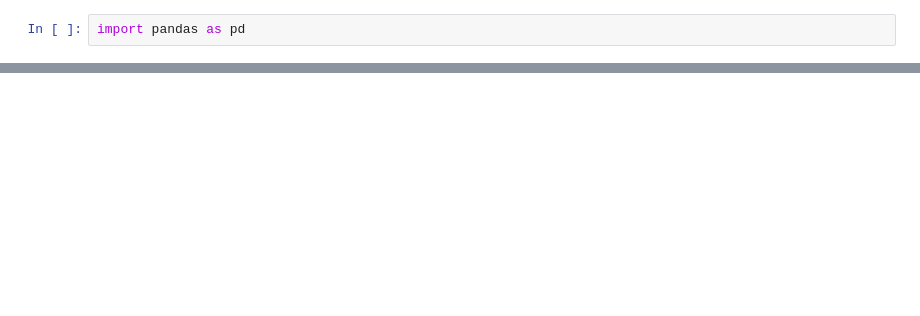
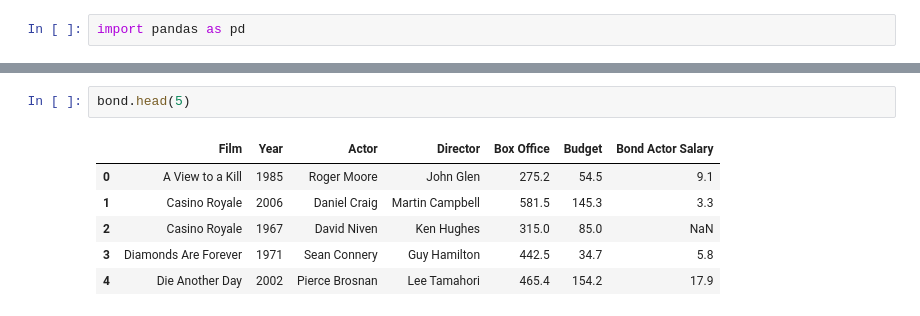
Before and after one commit to vrsyvby/Python_Practice, a Jupyter notebook: DataFrames/04-dataframes-dataextraction.ipynb, the cells around one changed output, grey strips where cells are left out. Cells and saved outputs as stored; diff of their text form; blank space fills up the shorter version.

```diff
--- a/DataFrames/04-dataframes-dataextraction.ipynb
+++ b/DataFrames/04-dataframes-dataextraction.ipynb
@@ -6,0 +24,9 @@ FileNotFoundError: [Errno 2] No such file or directory: '/Users/naginilandarhi/D
+# %%
+bond.head(5)
+# %% [output]
+|  | Film | Year | Actor | Director | Box Office | Budget | Bond Actor Salary |
+| 0 | A View to a Kill | 1985 | Roger Moore | John Glen | 275.2 | 54.5 | 9.1 |
+| 1 | Casino Royale | 2006 | Daniel Craig | Martin Campbell | 581.5 | 145.3 | 3.3 |
+| 2 | Casino Royale | 1967 | David Niven | Ken Hughes | 315.0 | 85.0 | NaN |
+| 3 | Diamonds Are Forever | 1971 | Sean Connery | Guy Hamilton | 442.5 | 34.7 | 5.8 |
+| 4 | Die Another Day | 2002 | Pierce Brosnan | Lee Tamahori | 465.4 | 154.2 | 17.9 |
```
Also changed, not shown: parts of 16 cells of this notebook.
